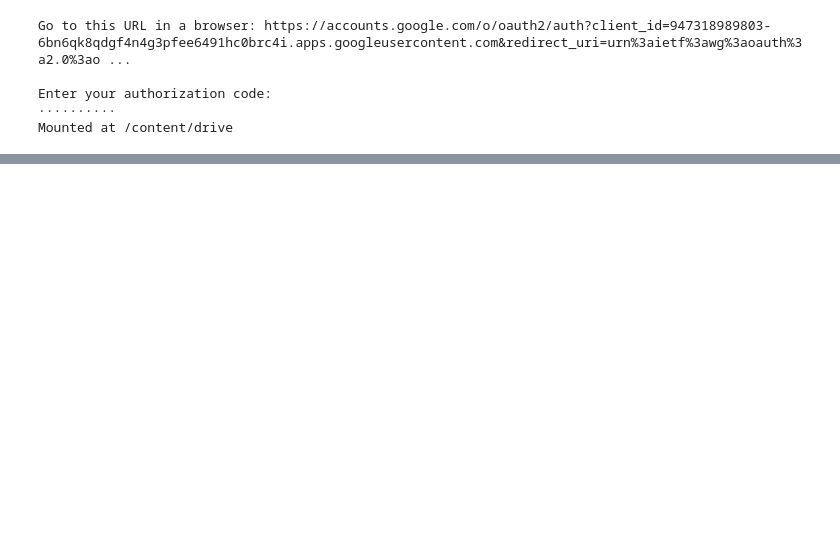
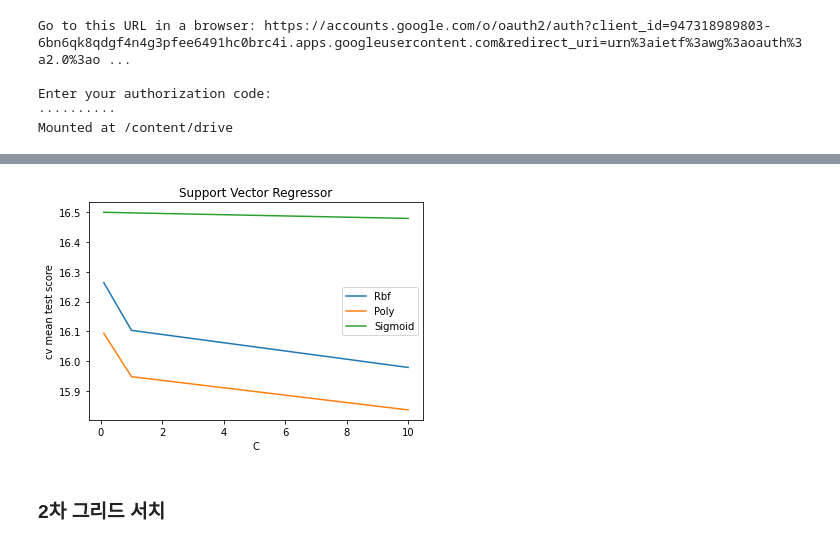
Before and after one commit to deagwon97/machine-learning-and-practice-report, a Jupyter notebook: Dacon_satellite_dist.ipynb, the cells around one changed output, grey strips where cells are left out. Drawn from its saved outputs; the diff is of its cells as text; code cells hidden in the pictures; blank space fills up the shorter version.

```diff
--- a/Dacon_satellite_dist.ipynb
+++ b/Dacon_satellite_dist.ipynb
@@ -493,0 +303,22 @@ for i in range(9):
+# %%
+from sklearn.model_selection import GridSearchCV
+from sklearn.svm import SVR
+
+
+def mae(y_true, y_pred):
+    y_true = np.array(y_true)
+    y_true = y_true.reshape(1, -1)[0]
+    y_pred = np.array(y_pred)
+    y_pred = y_pred.reshape(1, -1)[0]
+    mae = np.mean(np.abs(y_true - y_pred))
+    return mae
+
+
+param_grid = {'C': [0.1,1,10], 'kernel': ['rbf', 'poly', 'sigmoid']}
+grid_svr = GridSearchCV(SVR(),
+                        param_grid,
+                        refit=True,
+                        scoring = make_scorer(mae, greater_is_better=False),
+                        verbose=2)
+
+grid_svr.fit(X_train, y_train)
@@ -493,0 +413,13 @@ for i in range(9):
+# %%
+plt.plot([0.1,1,10], -grid_svr.cv_results_['mean_test_score'][[0,3,6]], label='Rbf')
+plt.plot([0.1,1,10], -grid_svr.cv_results_['mean_test_score'][[1,4,7]], label='Poly')
+plt.plot([0.1,1,10], -grid_svr.cv_results_['mean_test_score'][[2,5,8]], label='Sigmoid')
+plt.legend()
+plt.title('Support Vector Regressor')
+plt.xlabel('C')
+plt.ylabel('cv mean test score')
+plt.show()
+# %% [output]
+[figure, added]
+# %% [markdown]
+### 2차 그리드 서치
```
Also changed, not shown: parts of 105 cells of this notebook.
